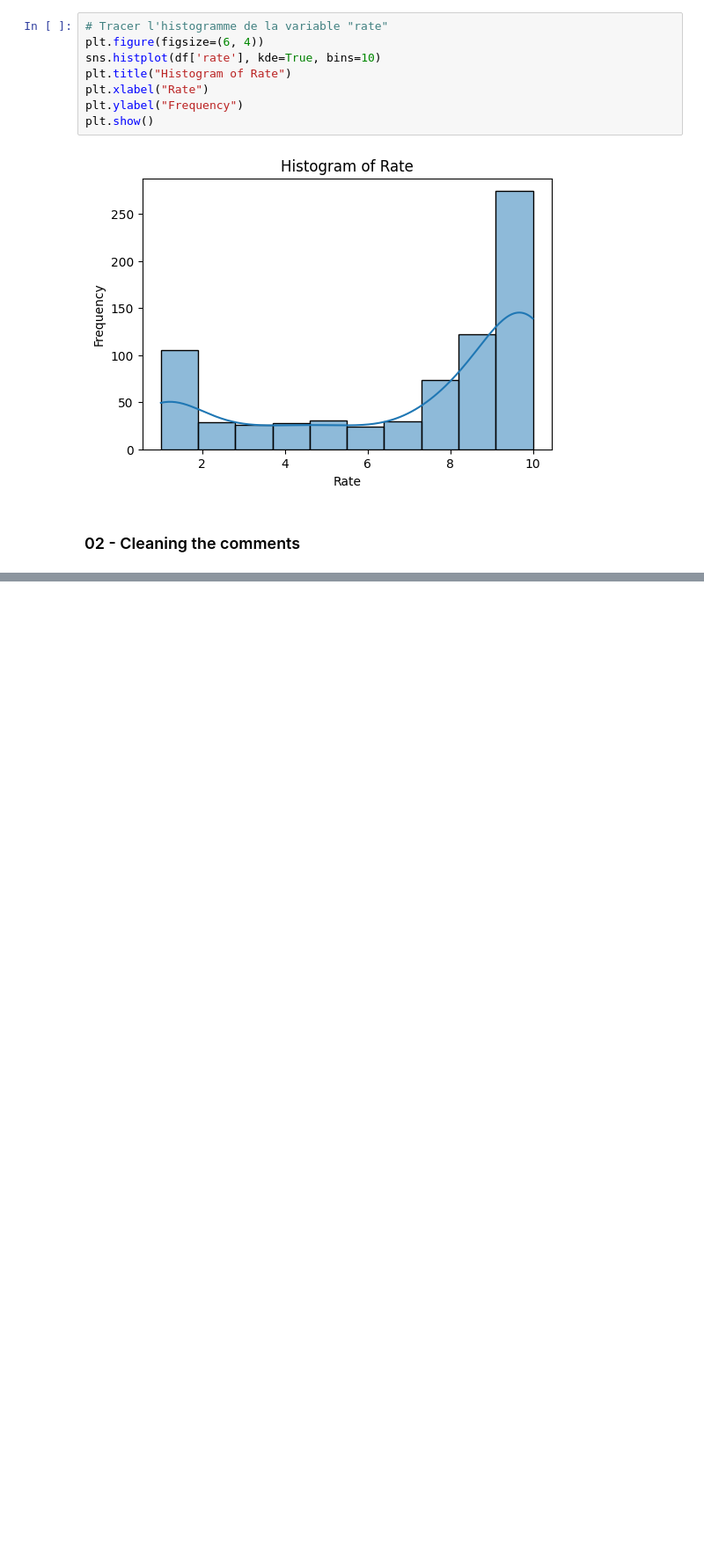
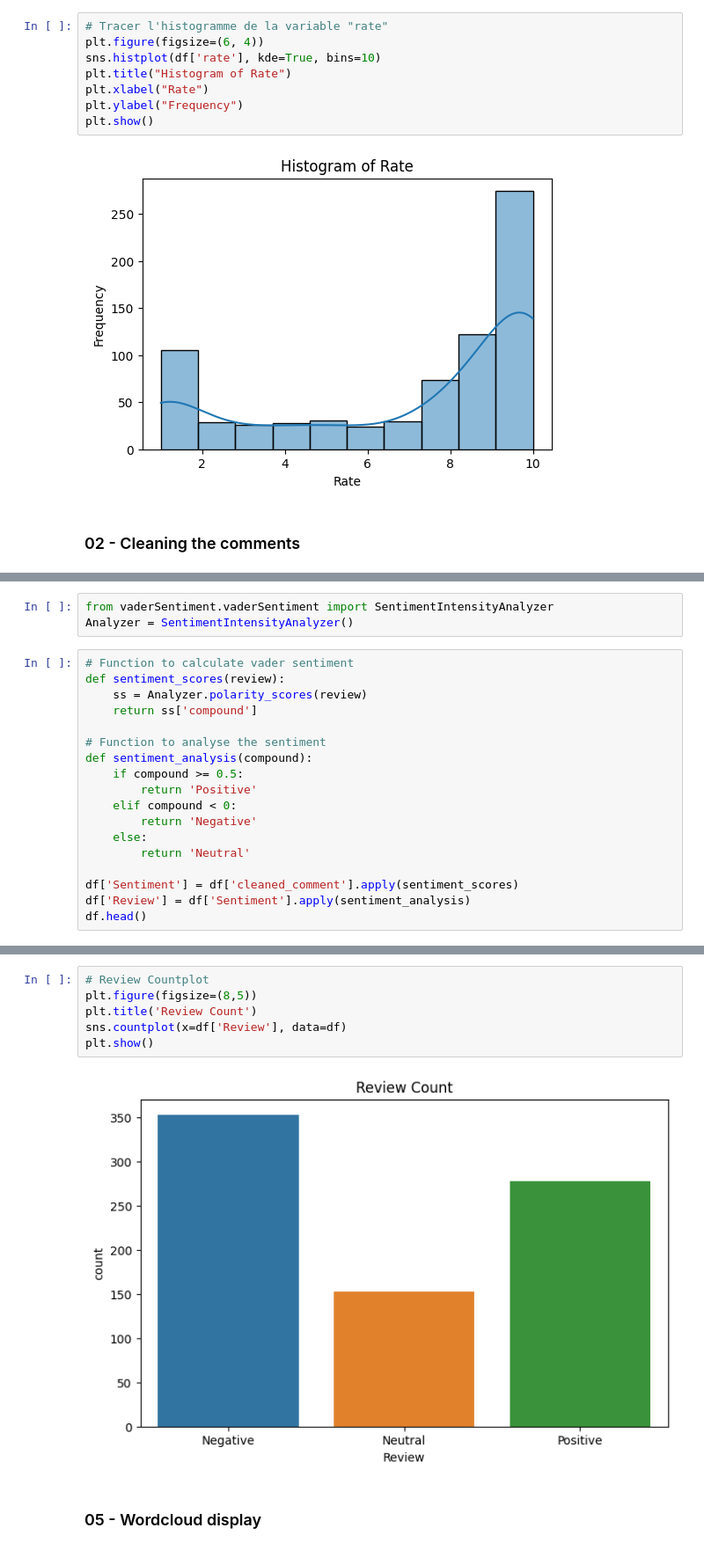
Before and after one commit to lolavtrc/quinten_healthcare, a Jupyter notebook: EDA.ipynb, the cells around one changed output, grey strips where cells are left out. Shown at 88% size. Cells and saved outputs as stored; diff of their text form; blank space fills up the shorter version.

```diff
--- a/EDA.ipynb
+++ b/EDA.ipynb
@@ -144,0 +193,21 @@ df.head()
+# %%
+from vaderSentiment.vaderSentiment import SentimentIntensityAnalyzer
+Analyzer = SentimentIntensityAnalyzer()
+# %%
+# Function to calculate vader sentiment
+def sentiment_scores(review):
+    ss = Analyzer.polarity_scores(review)
+    return ss['compound']
+
+# Function to analyse the sentiment
+def sentiment_analysis(compound):
+    if compound >= 0.5:
+        return 'Positive'
+    elif compound < 0:
+        return 'Negative'
+    else:
+        return 'Neutral'
+
+df['Sentiment'] = df['cleaned_comment'].apply(sentiment_scores)
+df['Review'] = df['Sentiment'].apply(sentiment_analysis)
+df.head()
@@ -144,0 +221,10 @@ df.head()
+# %%
+# Review Countplot
+plt.figure(figsize=(8,5))
+plt.title('Review Count')
+sns.countplot(x=df['Review'], data=df)
+plt.show()
+# %% [output]
+[figure, added]
+# %% [markdown]
+### 05 - Wordcloud display
```
Also changed, not shown: parts of 15 cells of this notebook, 2 other files.
